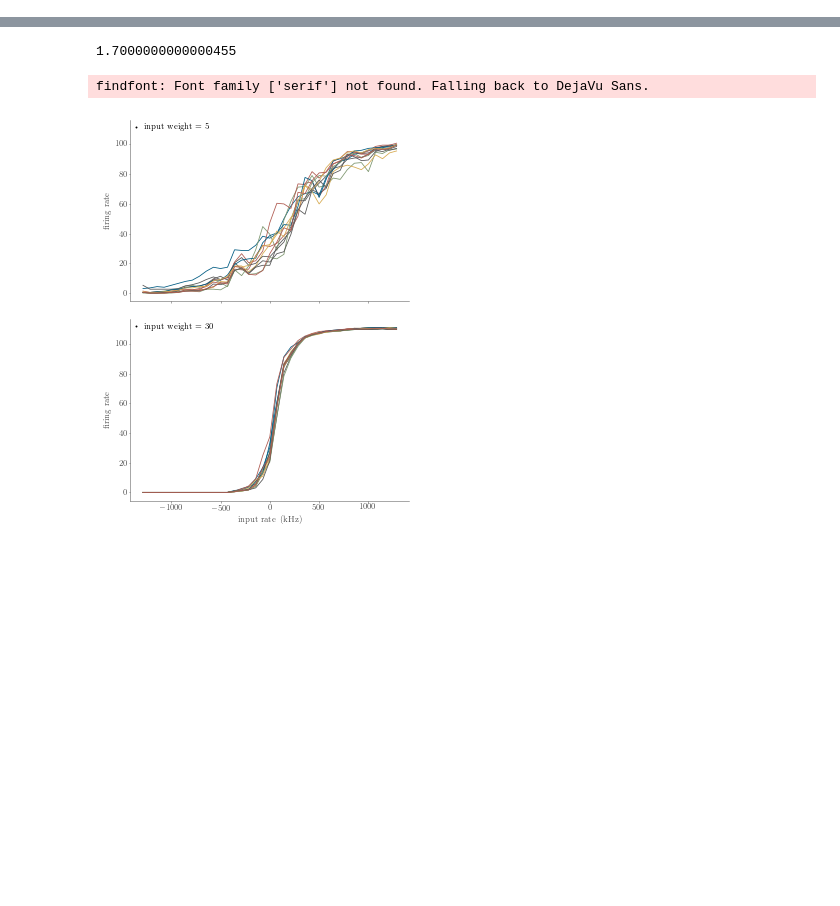
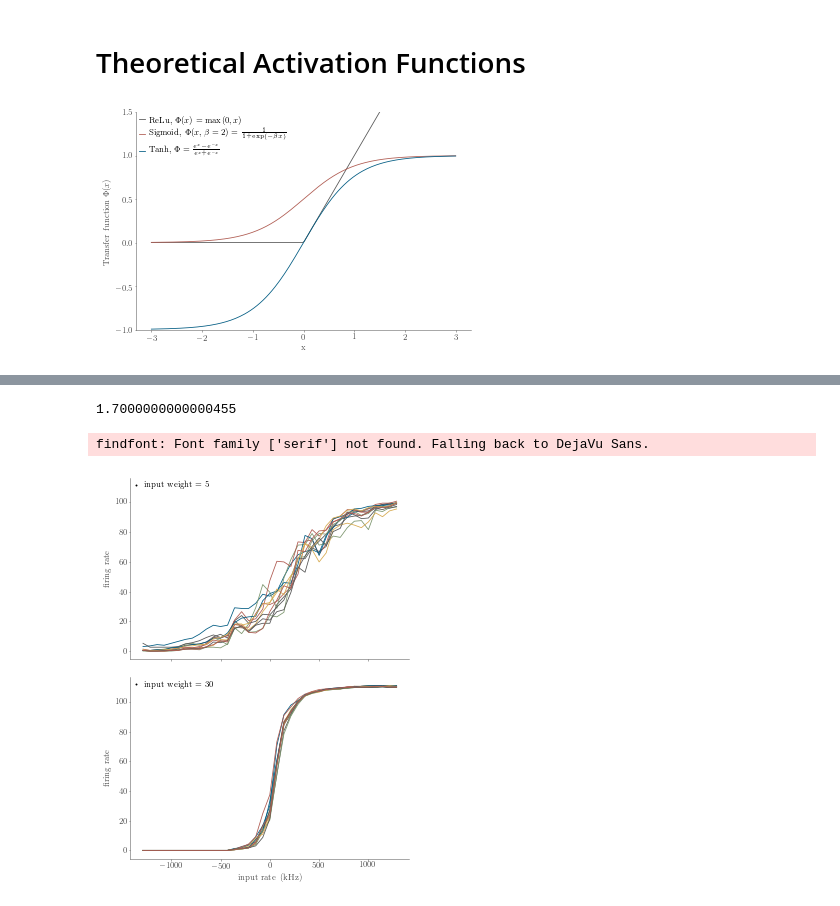
Before and after one commit to simeka/masterthesis, a Jupyter notebook: figures/Activation Function Stuff.ipynb, the cells around one changed output, grey strips where cells are left out. Drawn from its saved outputs; the diff is of its cells as text; code cells hidden in the pictures; blank space fills up the shorter version.

```diff
--- a/figures/Activation Function Stuff.ipynb
+++ b/figures/Activation Function Stuff.ipynb
@@ -50,0 +54,27 @@ def true_output_spike_rate(output_rate):
+# %% [markdown]
+# Theoretical Activation Functions
+# %%
+relu = lambda x: np.maximum(0,x)
+def fsigmoid(x, a=2, b=0):
+    return 1.0 / (1.0 + np.exp(-a*(x-b)))
+
+def dsig(x):
+    return fsigmoid(x)*(1-fsigmoid(x))
+def drelu(x):
+    return (1 * (x >= 0)).astype(int)
+def dtanh(x):
+    return np.cosh(x)**-2
+# tanh from numpy
+
+x = np.linspace(-3,3,200)
+fig = plt.figure()
+plt.plot(x, relu(x), label="ReLu, $\Phi(x) = \mathrm{max}(0,x)$")
+plt.plot(x, fsigmoid(x), label="Sigmoid, $\Phi(x, \\beta=2) = \\frac{1}{1 + \\exp(-\\beta x)}$")
+plt.plot(x, np.tanh(x), label="Tanh, $\Phi(x) = \\frac{e^x - e^{-x}}{e^x + e^{-x}}$")
+plt.ylim(-1,1.5)
+plt.legend()
+plt.xlabel("x")
+plt.ylabel("Transfer function $\Phi(x)$")
+save_plot(fig, "deeplearning_activation_functions", (4,3))
+# %% [output]
+[figure, added]
```
Also changed, not shown: parts of 4 cells of this notebook, 16 other files.
